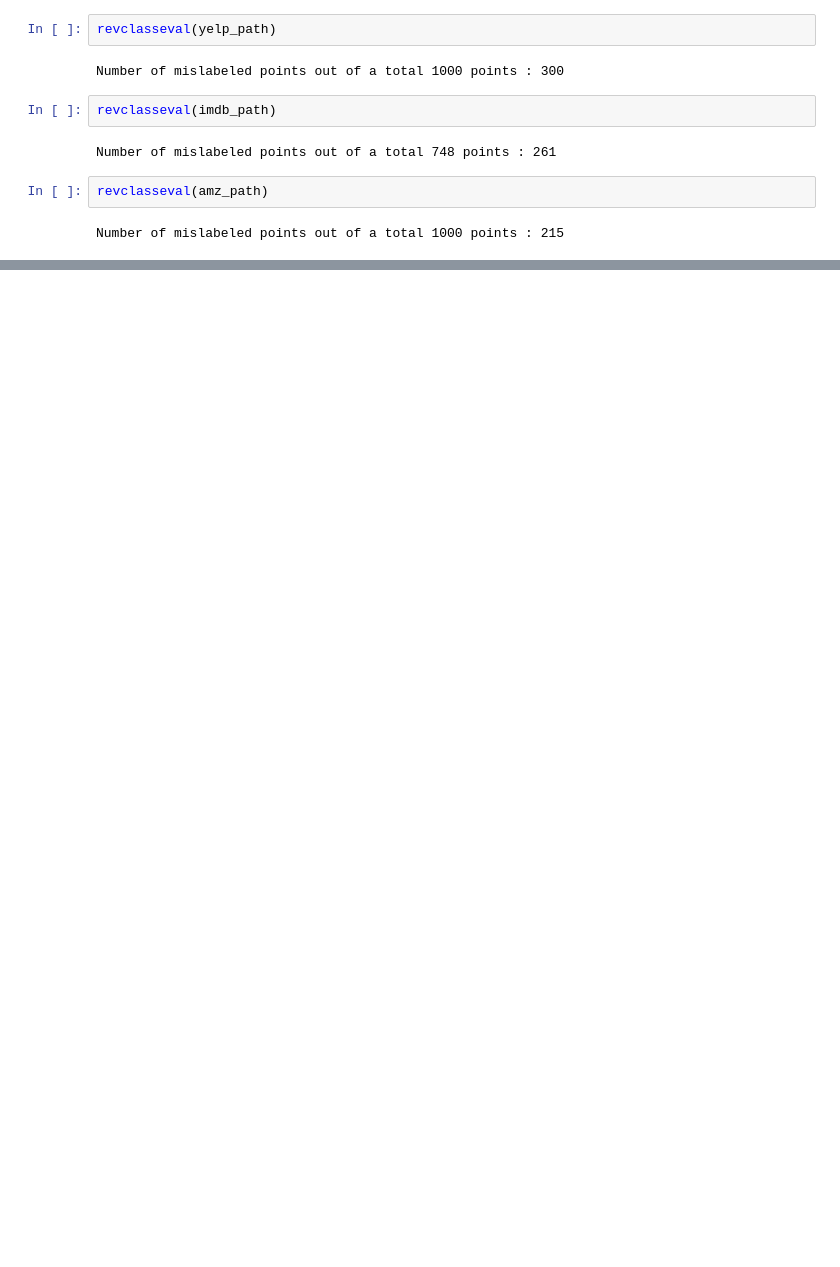
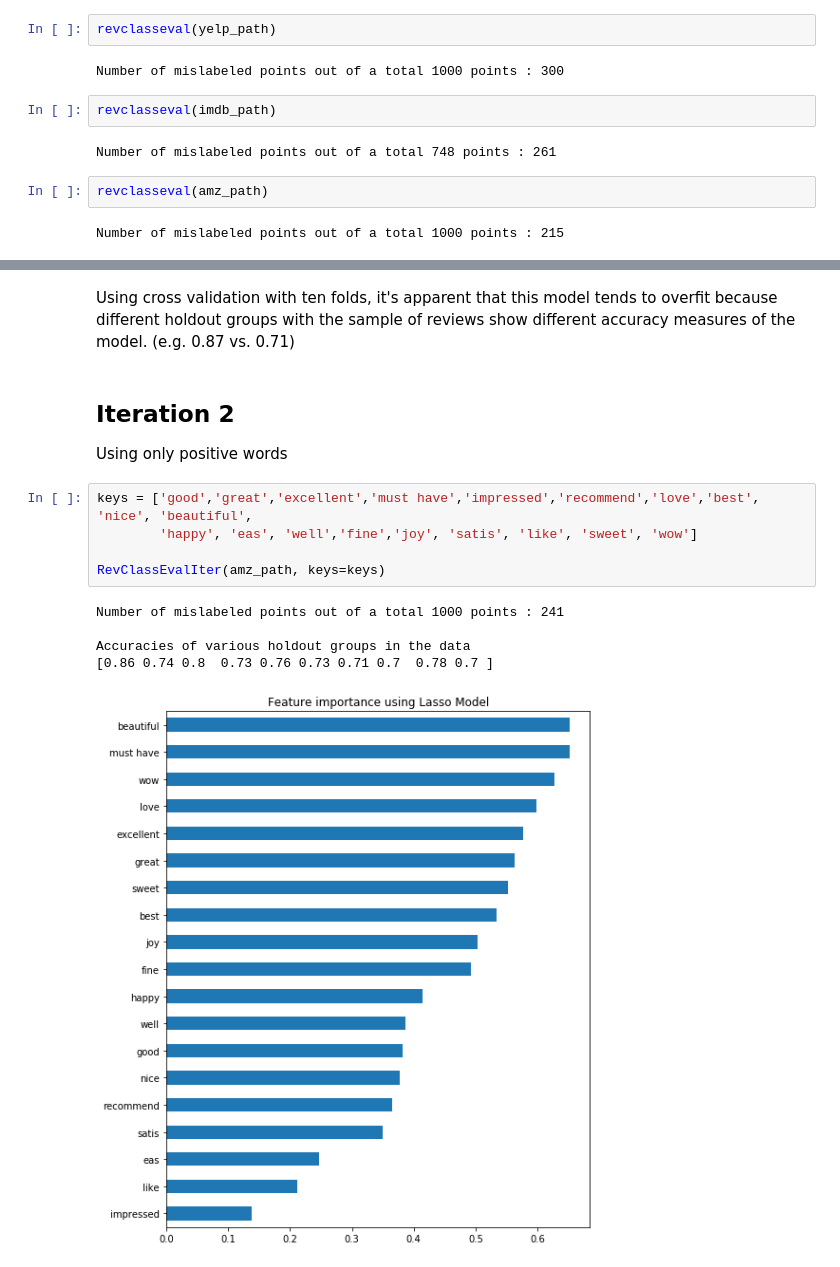
Before and after one commit to JohnVillanueva/Thinkful, a Jupyter notebook: BC Unit 2/Feedback Analysis Drill.ipynb, the cells around one changed output, grey strips where cells are left out. Cells and saved outputs as stored; diff of their text form; blank space fills up the shorter version.

Commit message:
updated feedback classifier with iterations

```diff
--- a/BC Unit 2/Feedback Analysis Drill.ipynb
+++ b/BC Unit 2/Feedback Analysis Drill.ipynb
@@ -108,0 +192,16 @@ Number of mislabeled points out of a total 1000 points : 215
+# %% [markdown]
+Using cross validation with ten folds, it's apparent that this model tends to overfit because different holdout groups with the sample of reviews show different accuracy measures of the model. (e.g. 0.87 vs. 0.71)
+# %% [markdown]
+## Iteration 2
+Using only positive words
+# %%
+keys = ['good','great','excellent','must have','impressed','recommend','love','best', 'nice', 'beautiful',
+        'happy', 'eas', 'well','fine','joy', 'satis', 'like', 'sweet', 'wow']
+
+RevClassEvalIter(amz_path, keys=keys)
+# %% [output]
+Number of mislabeled points out of a total 1000 points : 241
+
+Accuracies of various holdout groups in the data
+[0.86 0.74 0.8  0.73 0.76 0.73 0.71 0.7  0.78 0.7 ]
+[figure, added]
```
Also changed, not shown: parts of 17 cells of this notebook.
